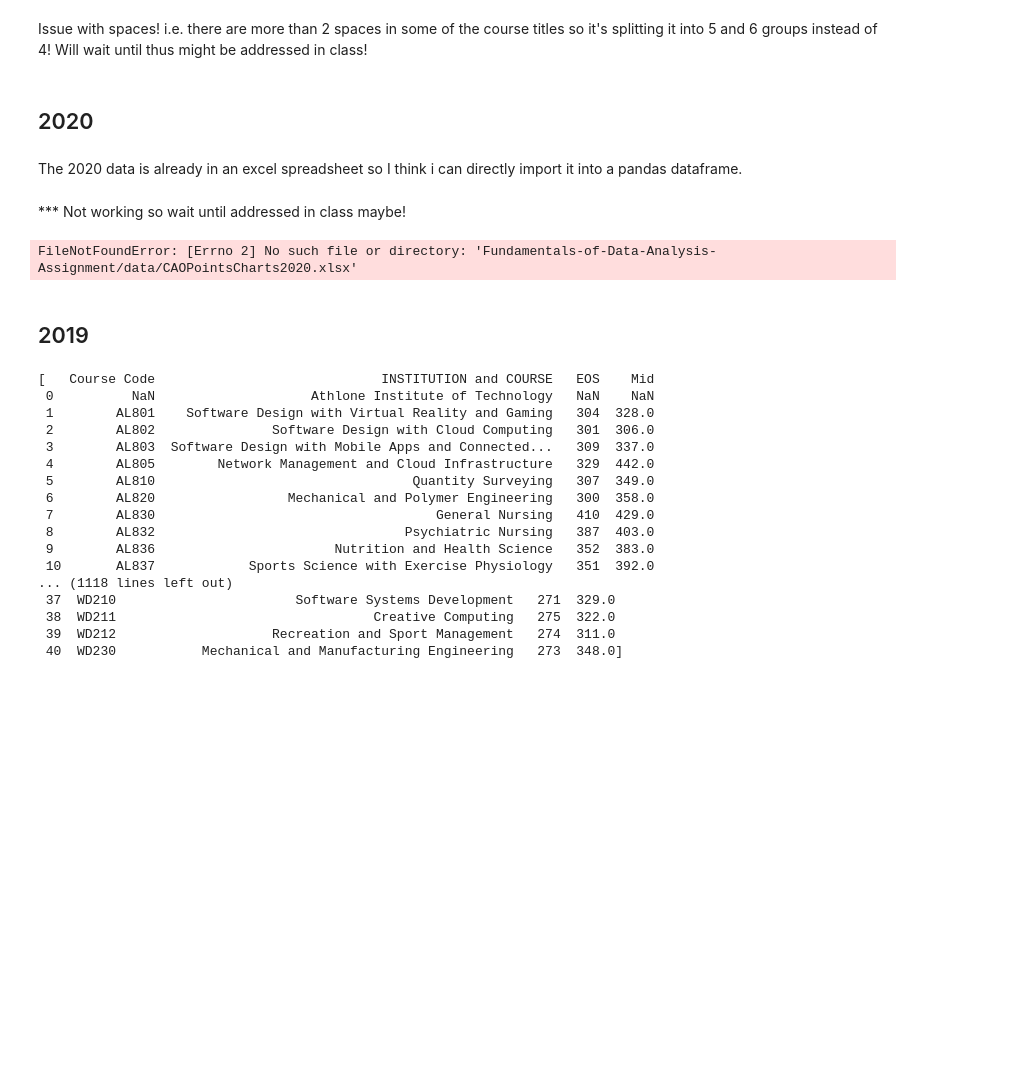
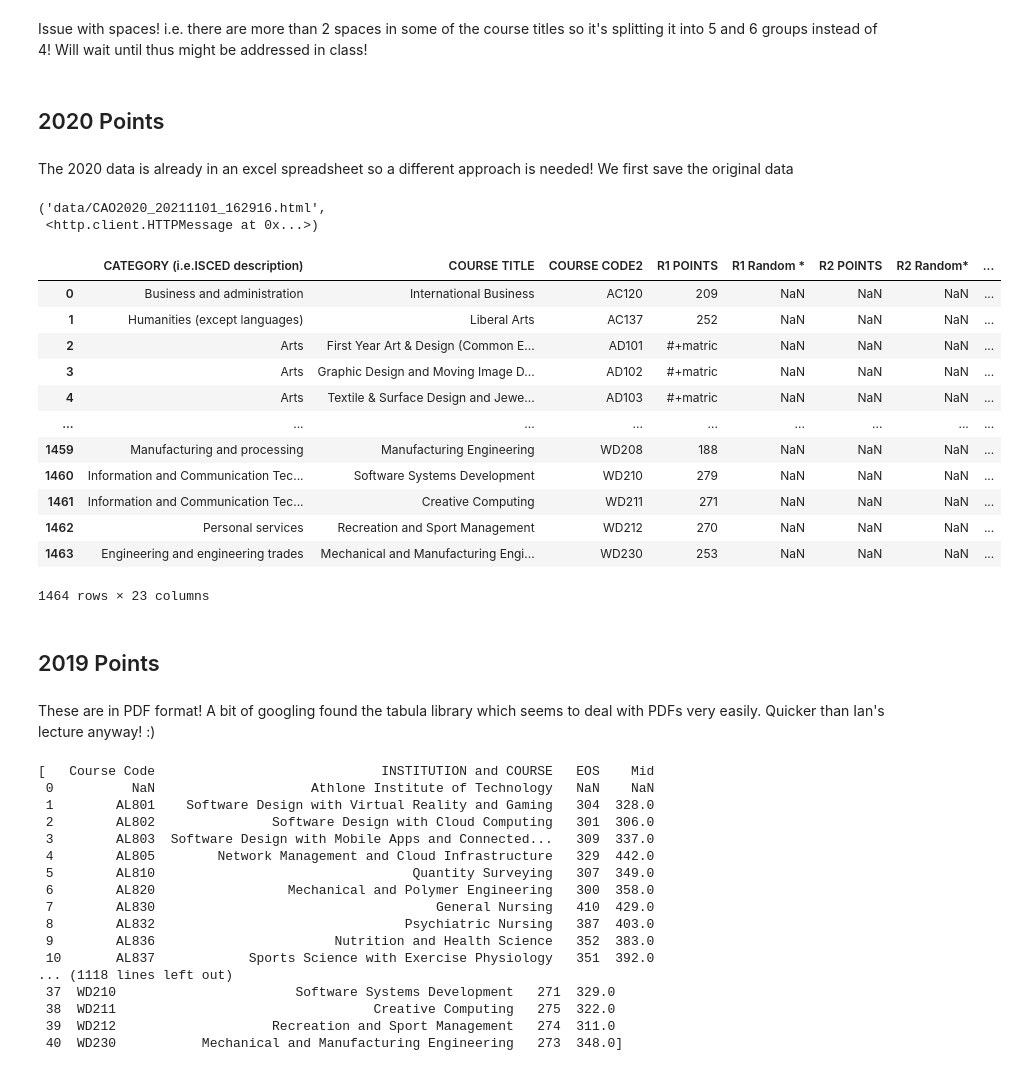
Before and after one commit to Caoimhinv/Fundamentals_Assessment, a Jupyter notebook: cao.ipynb, the cells around one changed output. Saved outputs shown, nothing was run; the diff lists cells and outputs as text; code cells hidden in the pictures; blank space fills up the shorter version.

Commit message:
loaded data from 2020 and 2019 and fixed a few issues

```diff
--- a/cao.ipynb
+++ b/cao.ipynb
@@ -111,26 +118,49 @@ Total number of lines is 922.
 # %% [markdown]
 Issue with spaces! i.e. there are more than 2 spaces in some of the course titles so it's splitting it into 5 and 6 groups instead of 4! Will wait until thus might be addressed in class!
 # %% [markdown]
-## 2020
+## 2020 Points
 # %% [markdown]
-The 2020 data is already in an excel spreadsheet so I think i can directly import it into a pandas dataframe.
+The 2020 data is already in an excel spreadsheet so a different approach is needed!
+We first save the original data
-# %% [markdown]
-*** Not working so wait until addressed in class maybe!
+# %%
+# save the original file to disk
+# create the path again using the datetime
+path2 = 'data/CAO2020_' + nowstr + '.html'
+
+urlrq.urlretrieve("http://www2.cao.ie/points/CAOPointsCharts2020.xlsx", path2)
+# %% [output]
+('data/CAO2020_20211101_162916.html',
+ <http.client.HTTPMessage at 0x...>)
 # %%
 # Fundamentals-of-Data-Analysis-Assignment/data/CAOPointsCharts2020.xlsx
 
 # Read and store content
-# of an excel file
-read_file = pd.read_excel ("Fundamentals-of-Data-Analysis-Assignment/data/CAOPointsCharts2020.xlsx")
+# of an excel file from a URL - https://pandas.pydata.org/pandas-docs/stable/reference/api/pandas.read_excel.html
+# skip the first 10 rows
+df = pd.read_excel ("http://www2.cao.ie/points/CAOPointsCharts2020.xlsx", skiprows=10)
+df
+# did a few spotchecks to make sure it was read in correctly i.e. df.iloc[254]
 
 # Write the dataframe object
 # into csv file
-read_file.to_csv ("test.csv",
-                  index = None,
-                  header=True)
+# read_file.to_csv ("test.csv",
+#                   index = None,
+#                   header=True)
 
-# read csv file and convert
-# into a dataframe object
-df = pd.DataFrame(pd.read_csv("test.csv"))
+# # read csv file and convert
+# # into a dataframe object
+# df = pd.DataFrame(pd.read_csv("test.csv"))
 # %% [output]
+|  | CATEGORY (i.e.ISCED description) | COURSE TITLE | COURSE CODE2 | R1 POINTS | R1 Random * | R2 POINTS | R2 Random* | ... |
+| 0 | Business and administration | International Business | AC120 | 209 | NaN | NaN | NaN | ... |
+| 1 | Humanities (except languages) | Liberal Arts | AC137 | 252 | NaN | NaN | NaN | ... |
+| 2 | Arts | First Year Art & Design (Common E... | AD101 | #+matric | NaN | NaN | NaN | ... |
+| 3 | Arts | Graphic Design and Moving Image D... | AD102 | #+matric | NaN | NaN | NaN | ... |
+| 4 | Arts | Textile & Surface Design and Jewe... | AD103 | #+matric | NaN | NaN | NaN | ... |
+| ... | ... | ... | ... | ... | ... | ... | ... | ... |
+| 1459 | Manufacturing and processing | Manufacturing Engineering | WD208 | 188 | NaN | NaN | NaN | ... |
+| 1460 | Information and Communication Tec... | Software Systems Development | WD210 | 279 | NaN | NaN | NaN | ... |
+| 1461 | Information and Communication Tec... | Creative Computing | WD211 | 271 | NaN | NaN | NaN | ... |
+| 1462 | Personal services | Recreation and Sport Management | WD212 | 270 | NaN | NaN | NaN | ... |
+| 1463 | Engineering and engineering trades | Mechanical and Manufacturing Engi... | WD230 | 253 | NaN | NaN | NaN | ... |
-FileNotFoundError: [Errno 2] No such file or directory: 'Fundamentals-of-Data-Analysis-Assignment/data/CAOPointsCharts2020.xlsx'
+1464 rows × 23 columns
@@ -137,5 +173,7 @@ FileNotFoundError: [Errno 2] No such file or directory: 'Fundamentals-of-Data-An
 # %% [markdown]
-## 2019
+## 2019 Points
+# %% [markdown]
+These are in PDF format! A bit of googling found the tabula library which seems to deal with PDFs very easily. Quicker than Ian's lecture anyway! :)
 # %%
 # just found this by searching - https://github.com/chezou/tabula-py
 import tabula
```
Also changed, not shown: parts of 12 cells of this notebook, 14 other files.
